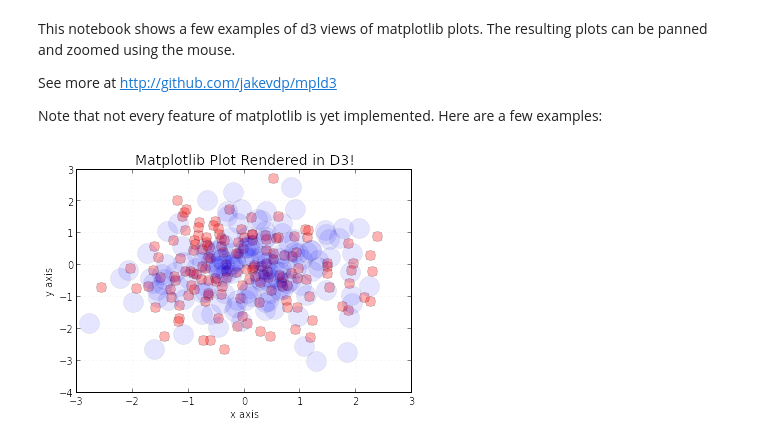
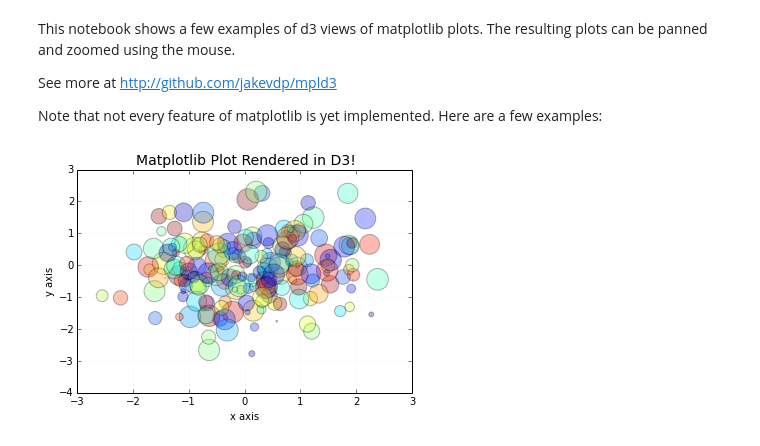
Before and after one commit to mpld3/mpld3, a Jupyter notebook: examples/mpld3_demo.ipynb, the cells around one changed output. Drawn from its saved outputs; the diff is of its cells as text; code cells hidden in the pictures.

```diff
--- a/examples/mpld3_demo.ipynb
+++ b/examples/mpld3_demo.ipynb
@@ -17,15 +17,17 @@ enable_notebook()
 # %%
 # Scatter points
 fig, ax = plt.subplots()
 np.random.seed(0)
-x, y = np.random.normal(0, 1, (2, 300))
-ax.plot(x[::2], y[::2], 'ro', markersize=10, alpha=0.3)
-ax.plot(x[1::2], y[1::2], 'bo', markersize=20, alpha=0.1)
+x, y = np.random.normal(0, 1, (2, 200))
+color = np.random.random(200)
+size = 500 * np.random.random(200)
+
+ax.scatter(x, y, c=color, s=size, alpha=0.3)
 
 ax.set_xlabel('x axis')
 ax.set_ylabel('y axis')
 ax.set_title('Matplotlib Plot Rendered in D3!', size=14)
 
 ax.grid(color='lightgray', alpha=0.7)
 # %% [output]
-[figure, old version]
+[figure, new version]
```
Also changed, not shown: parts of 3 cells of this notebook.
